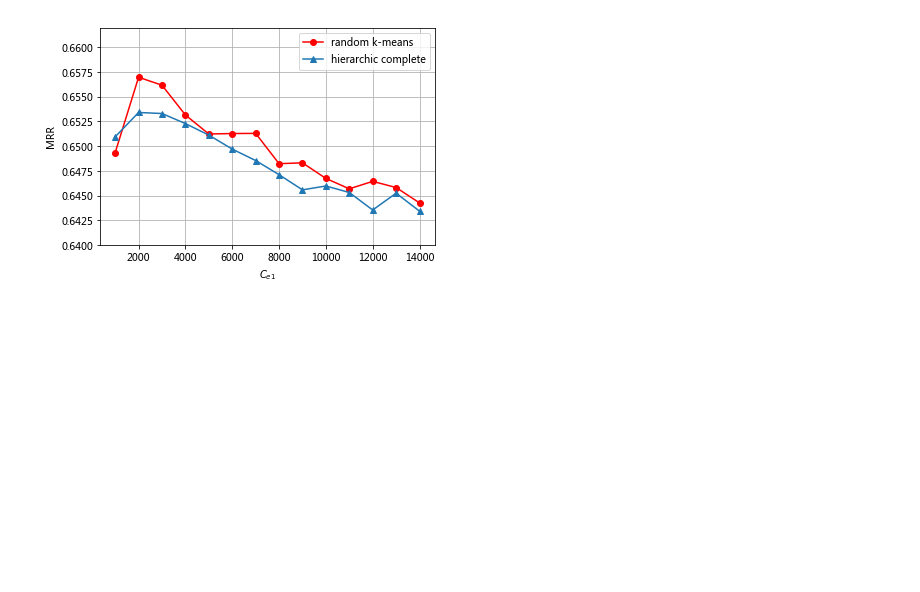
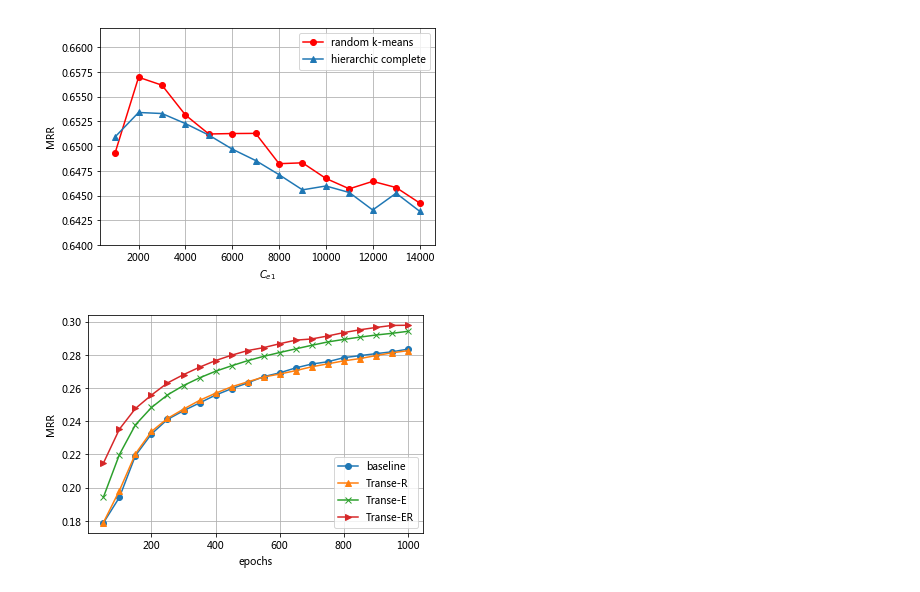
Before and after one commit to zffffw/knowledge-graph-embedding-experiment, a Jupyter notebook: draw_loss.ipynb, the cells around one changed output. Saved outputs shown, nothing was run; the diff lists cells and outputs as text; code cells hidden in the pictures; blank space fills up the shorter version.

```diff
--- a/draw_loss.ipynb
+++ b/draw_loss.ipynb
@@ -298,3 +298,20 @@ plt.grid(True)
 plt.savefig('complex_fb15k_mrr_ent_c',dpi=500,bbox_inches = 'tight')
 # %% [output]
 [figure]
+# %%
+transe_base = [0.178662,0.194105,0.21924,0.232303,0.241034,0.246291,0.250989,0.255718,0.259569,0.263048,0.266839,0.269111,0.272107,0.274417,0.275803,0.278264,0.279477,0.280677,0.281789,0.283393]
+transe_e = [0.194203214,0.219900714,0.237817286,0.248238071,0.255820143,0.261480214,0.266103929,0.270071357,0.273375929,0.276443929,0.279060357,0.281368714,0.283565357,0.285715143,0.287746,0.28926,0.290645214,0.291904786,0.292934714,0.294142071]
+transe_r = [0.178896143,0.198197429,0.220312143,0.233789571,0.241649714,0.247246143,0.252527571,0.256844,0.260715429,0.263682857,0.266598143,0.268398,0.270434286,0.272772,0.274531571,0.276336,0.277706143,0.279501143,0.281172429,0.282479]
+transe_er = [0.214732,0.235203,0.247656,0.255733,0.263027,0.268052,0.272526,0.276527,0.279753,0.28254,0.284327,0.286661,0.288823,0.289548,0.291339,0.293371,0.295065,0.296458,0.297691,0.297815]
+x = range(50, 1001, 50)
+plt.plot(x, transe_base, 'o-', label='baseline')
+plt.plot(x, transe_r, '^-', label='Transe-R')
+plt.plot(x, transe_e, 'x-', label='Transe-E')
+plt.plot(x, transe_er, '>-', label='Transe-ER')
+plt.xlabel('epochs')
+plt.ylabel('MRR')
+plt.legend()
+plt.grid(True)
+plt.savefig('Transe_237',dpi=500,bbox_inches = 'tight')
+# %% [output]
+[figure, added]
```
Also changed, not shown: parts of 3 cells of this notebook, 9 other files.
